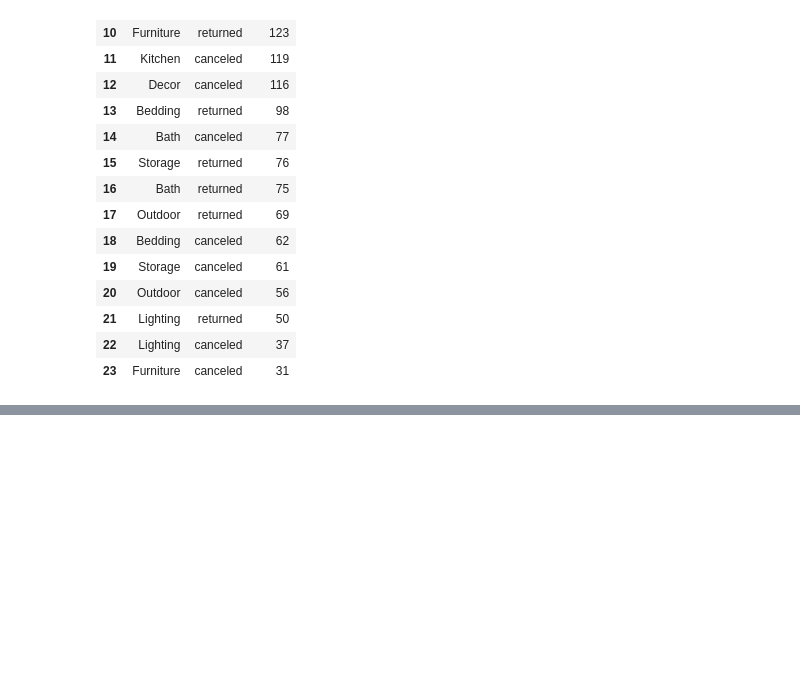
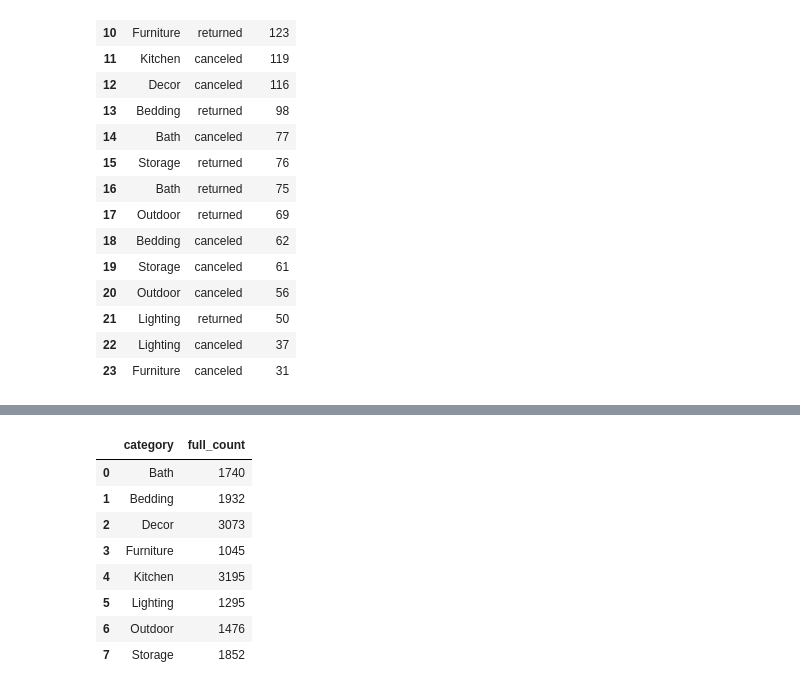
Before and after one commit to Mohamed-Shaheedullah/wayfair-python-analysis, a Jupyter notebook: wayfair-analysis.ipynb, the cells around one changed output, grey strips where cells are left out. Drawn from its saved outputs; the diff is of its cells as text; code cells hidden in the pictures; blank space fills up the shorter version.

```diff
--- a/wayfair-analysis.ipynb
+++ b/wayfair-analysis.ipynb
@@ -511,0 +532,12 @@ ret_or_canceled
+# %%
+total_num_orders
+# %% [output]
+|  | category | full_count |
+| 0 | Bath | 1740 |
+| 1 | Bedding | 1932 |
+| 2 | Decor | 3073 |
+| 3 | Furniture | 1045 |
+| 4 | Kitchen | 3195 |
+| 5 | Lighting | 1295 |
+| 6 | Outdoor | 1476 |
+| 7 | Storage | 1852 |
```
Also changed, not shown: parts of 8 cells of this notebook.
